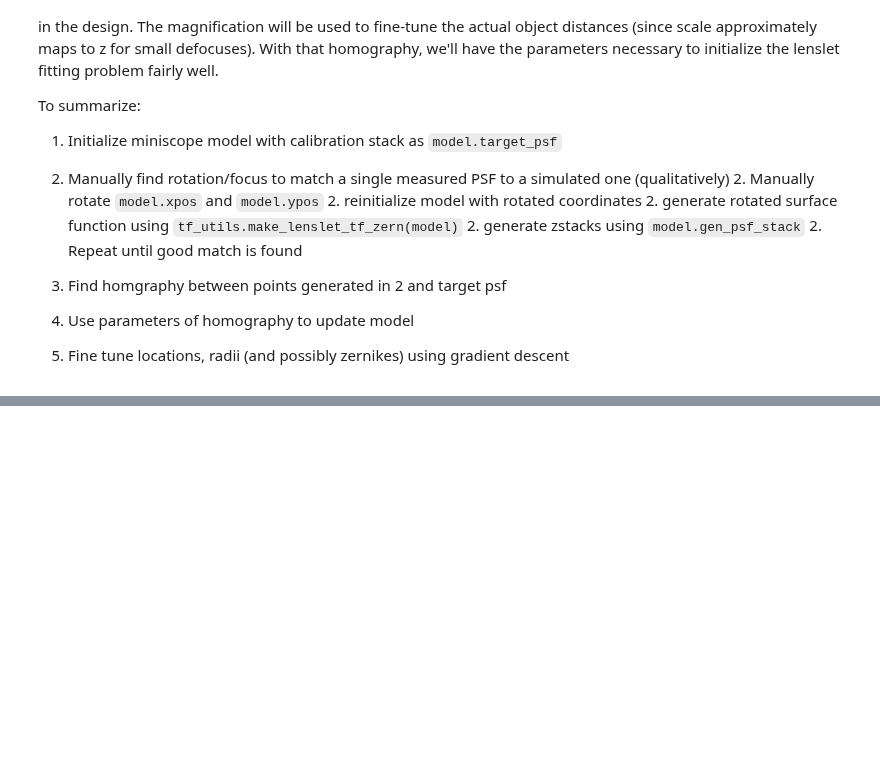
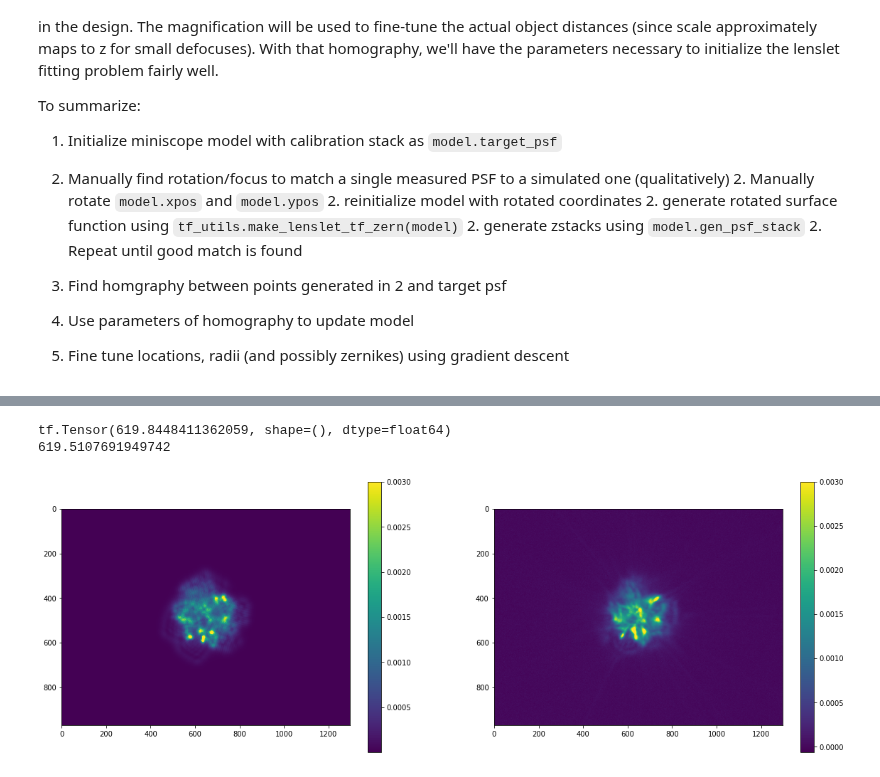
Before and after one commit to antipa/Randoscope_dev, a Jupyter notebook: miniscope_fit_3d_PSF.ipynb, the cells around one changed output, grey strips where cells are left out. Drawn from its saved outputs; the diff is of its cells as text; code cells hidden in the pictures; blank space fills up the shorter version.

```diff
--- a/miniscope_fit_3d_PSF.ipynb
+++ b/miniscope_fit_3d_PSF.ipynb
@@ -181,5 +191,11 @@ plt.plot(R_init)
-# %%
-model.lenslet_offset = tf.zeros(model.Nlenslets,tf.float64)
+# %%
+ls,_ = tf_utils.loss(model,defocus_init)
+print(ls)
+
+print((model_orig['loss'][0][-1]))
+# %% [output]
+tf.Tensor(619.8448411362059, shape=(), dtype=float64)
+619.5107691949742
 # %%
 # psf_norm_ave = [np.sum(model.target_psf[n].numpy()) for n in range(model.Nz)]
 # print(psf_norm_ave)
@@ -201,22 +217,22 @@ model.lenslet_offset = tf.zeros(model.Nlenslets,tf.float64)
 # }
 # sc.io.savemat(,save_dict)
 # %%
-xp = xinit# + tf.random_normal(tf.shape(xinit), stddev=.02)
-yp = yinit# + tf.random_normal(tf.shape(xinit), stddev=.02)
-rp = rinit# + tf.random_normal(tf.shape(xinit), stddev=.5)
-rp = tf.minimum(rp,model.Rmax)
-tp = tf.maximum(rp,model.Rmin)
-re_init_model(model,xp,yp,rp,zerninit)
-Rmat= model(0)
-Tp,aper,_= tf_utils.make_lenslet_tf_zern(model)
-aper = aper.numpy()
-fig, ax = plt.subplots(1,3,figsize=(15,5))
-ax[0].plot(np.array(Rmat))
-ax[0].set_title('Rmat - random purturbation')
+# xp = xinit# + tf.random_normal(tf.shape(xinit), stddev=.02)
+# yp = yinit# + tf.random_normal(tf.shape(xinit), stddev=.02)
+# rp = rinit# + tf.random_normal(tf.shape(xinit), stddev=.5)
+# rp = tf.minimum(rp,model.Rmax)
+# tp = tf.maximum(rp,model.Rmin)
+# re_init_model(model,xp,yp,rp,zerninit)
+# Rmat= model(0)
+# Tp,aper,_= tf_utils.make_lenslet_tf_zern(model)
+# aper = aper.numpy()
+# fig, ax = plt.subplots(1,3,figsize=(15,5))
+# ax[0].plot(np.array(Rmat))
+# ax[0].set_title('Rmat - random purturbation')
 
-ax[1].imshow(Tinit*aper)
-ax[1].set_title('True surface')
+# ax[1].imshow(Tinit*aper)
+# ax[1].set_title('True surface')
 
-ax[2].imshow(Tp*aper)
-ax[2].set_title('Initialization')
+# ax[2].imshow(Tp*aper)
+# ax[2].set_title('Initialization')
 # %%
@@ -244,35 +260,38 @@ def drawnow():
 # %%
 #Manually rotate recipe until it qualitatively matches the measured PSF
 zstart = model.zmin_virtual*1.3
 zend = model.zmax_virtual*1.1
 defocus_list = 1./(np.linspace(1/zstart, 1./zend, model.Nz))
-xrot, yrot = rot_xy(xinit,-yinit,-30)
-#xrot,yrot = rot_xy(xinit,yinit,0)
-re_init_model(model, xrot,yrot,rinit*1.0,zerninit)
+#xrot, yrot = rot_xy(xinit,-yinit,-30)
+
+xrot,yrot = rot_xy(xinit,yinit,0)
+re_init_model(model, xrot,yrot,rinit*1.0,zerninit,di=defocus_corr_init)
 model.defocus_offset.assign(0*tf.ones(model.Nz,tf.float64))
 
 fig,ax = plt.subplots(1,2,figsize=(20,7))
 
 Trot,_,_ = tf_utils.make_lenslet_tf_zern(model)
 psf_init_zstack = model.gen_psf_stack(Trot,aper,0,1./(1./defocus_list+model.defocus_offset))
 psf_init_zstack = [tf_utils.tf_2d_conv(psf_init_zstack[n], model.source_kern,'SAME') for n in range(model.Nz)]
 psf_init_zstack = [psf_init_zstack[n]*tf.reduce_sum(model.target_psf[n] * psf_init_zstack[n])/tf.reduce_sum(psf_init_zstack[n]**2)
                       for n in range(model.Nz)]
 psf_init_zstack = [psf_init_zstack[n].numpy() for n in range(model.Nz)]
 
 im_init = ax[0].imshow(psf_init_zstack[0],vmax=.005)
 cb1 = plt.colorbar(im_init,ax=ax[0])
 im_targ = ax[1].imshow(model.target_psf[0])
 cb2 = plt.colorbar(im_targ,ax=ax[1])
 for n in [9]:
 
     cb1.remove()
     im_init = ax[0].imshow(psf_init_zstack[n],vmax=.003)
     cb1 = plt.colorbar(im_init,ax=ax[0])
     cb2.remove()
     im_targ = ax[1].imshow(model.target_psf[n],vmax=.003)
     cb2 = plt.colorbar(im_targ,ax=ax[1])
     drawnow()
+# %% [output]
+[figure, added]
 # %%
 def tf_2d_conv(x,y,padstr):
     # Inputs x and y tensors (2d)
```
Also changed, not shown: parts of 15 cells of this notebook, 1 other file.
